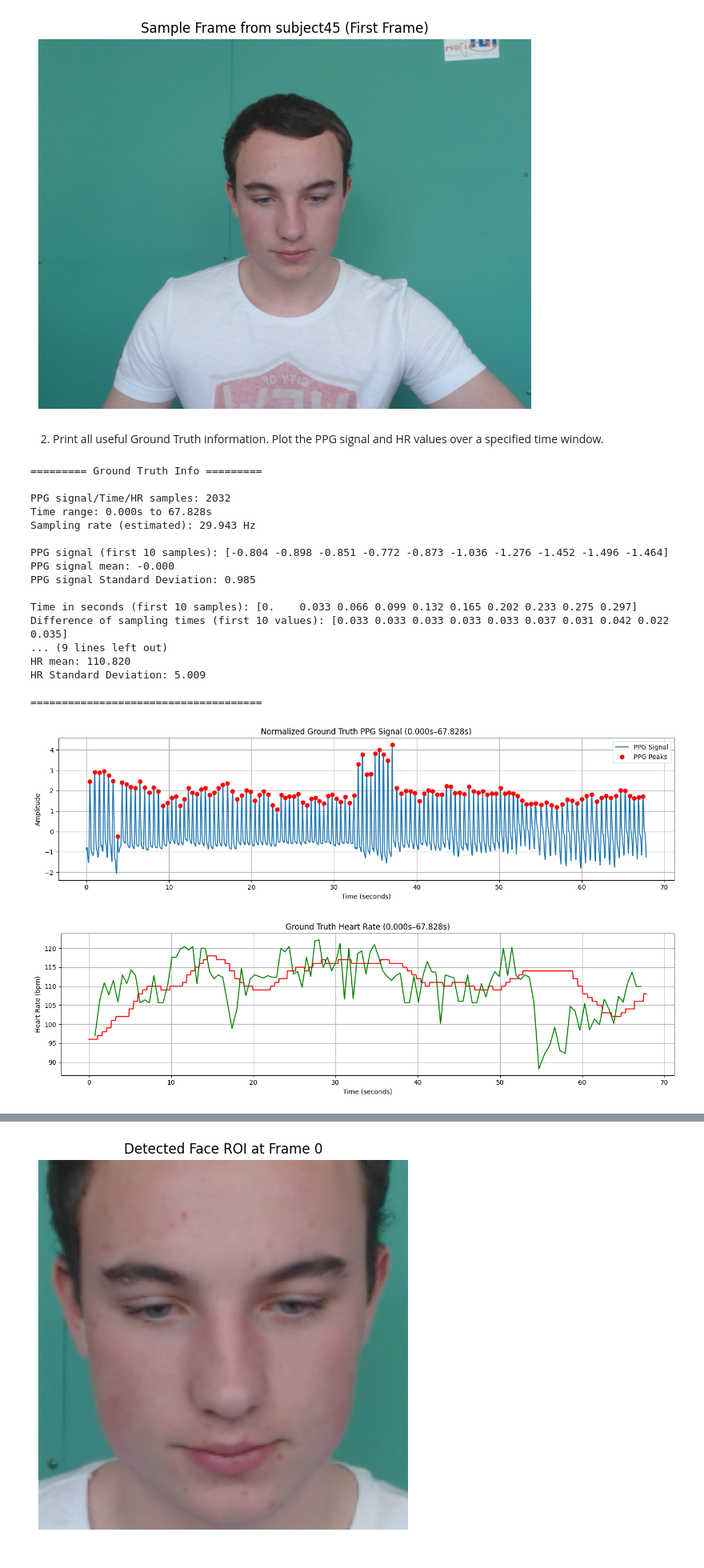
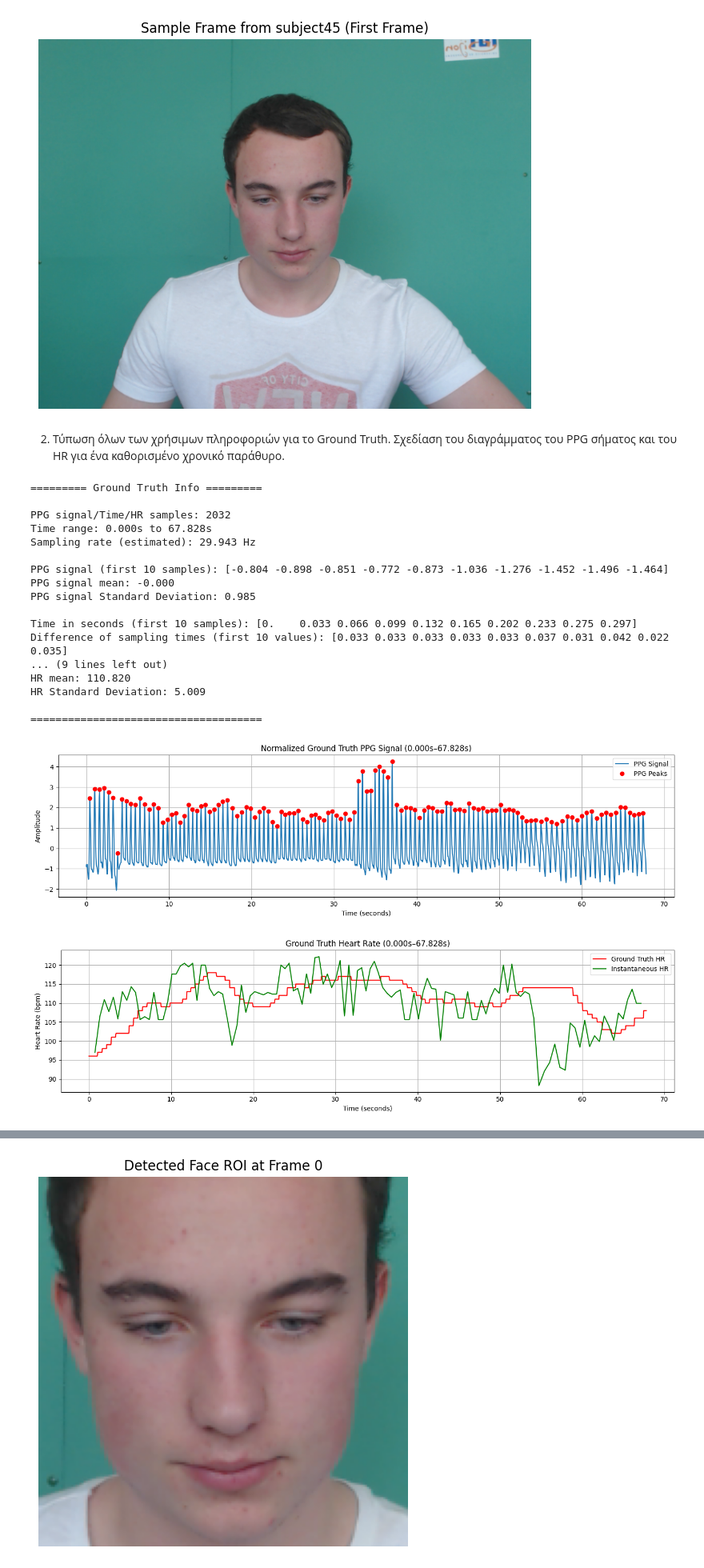
Before and after one commit to iliaxant/HR_Extraction_from_Video, a Jupyter notebook: HR_Extraction_from_Video.ipynb, the cells around one changed output, grey strips where cells are left out. Shown at 80% size. Drawn from its saved outputs; the diff is of its cells as text; code cells hidden in the pictures.

```diff
--- a/HR_Extraction_from_Video.ipynb
+++ b/HR_Extraction_from_Video.ipynb
@@ -116,28 +125,31 @@ Duration:         1:07.845 (67.845s)
 
 ====================================
 [figure]
-# %% [markdown]
-2) Print all useful Ground Truth information. Plot the PPG signal and HR values over a specified time window.
+# %% [markdown]
+2) Τύπωση όλων των χρήσιμων πληροφοριών για το Ground Truth. Σχεδίαση του διαγράμματος του PPG σήματος και του HR για ένα καθορισμένο χρονικό παράθυρο.
 # %%
+# UBFC-RPPG Dataset 2   (subject45)
 gt_data = np.loadtxt(gt_path)
-
 gt_ppg = gt_data[0, :]
 gt_hr = gt_data[1, :]
 gt_time = gt_data[2, :]
 
 
+# # UBFC-RPPG Dataset 1   (11-gt)
 # gt_data = np.genfromtxt(gt_path, delimiter=',')
-
 # gt_ppg = gt_data[:, 3]
 # gt_hr = gt_data[:, 1]
 # gt_time = gt_data[:, 0] / 1000.0
 
 
-# Input start time and duration (in seconds) for PPG signal plot.
+
+# Input start time and duration (in seconds) for PPG signal and HR plot.
 # ----------------------
 start_time = 0
 segment_duration = gt_time[-1]    # Signal lasts gt_time[-1] seconds.
 # ----------------------
+
+
 
 gt_ppg_norm= (gt_ppg - np.mean(gt_ppg)) / np.std(gt_ppg)
 gt_ppg_peaks, gt_ppg_peaks_props = find_peaks(gt_ppg_norm,prominence=0.5)
@@ -189,6 +201,7 @@ print(f"HR Standard Deviation: {np.std(gt_hr):.3f}\n")
 
 print("=====================================\n")
 
+
 plt.figure(figsize=(14, 4))
 plt.plot(gt_time[start_samp:end_samp], gt_ppg_norm[start_samp:end_samp],
          label="PPG Signal")
@@ -205,31 +218,32 @@ plt.show()
 plt.figure(figsize=(14, 4))
 plt.plot(gt_time[start_samp:end_samp], gt_hr[start_samp:end_samp], color='r',
          label = 'Ground Truth HR')
 plt.plot(instantaneous_hr_times_filt, instantaneous_hr_bpm_filt, color='g',
          label = 'Instantaneous HR')
 plt.title(f"Ground Truth Heart Rate ({start_time:.3f}s–{end_time:.3f}s)")
 plt.xlabel("Time (seconds)")
 plt.ylabel("Heart Rate (bpm)")
+plt.legend()
 plt.grid(True)
 plt.tight_layout()
 plt.show()
 # %% [output]
 ========= Ground Truth Info =========
 
 PPG signal/Time/HR samples: 2032
 Time range: 0.000s to 67.828s
 Sampling rate (estimated): 29.943 Hz
 
 PPG signal (first 10 samples): [-0.804 -0.898 -0.851 -0.772 -0.873 -1.036 -1.276 -1.452 -1.496 -1.464]
 PPG signal mean: -0.000
 PPG signal Standard Deviation: 0.985
 
 Time in seconds (first 10 samples): [0.    0.033 0.066 0.099 0.132 0.165 0.202 0.233 0.275 0.297]
 Difference of sampling times (first 10 values): [0.033 0.033 0.033 0.033 0.033 0.037 0.031 0.042 0.022 0.035]
 ... (9 lines left out)
 HR mean: 110.820
 HR Standard Deviation: 5.009
 
 =====================================
 [figure]
-[figure, old version]
+[figure, new version]
```
Also changed, not shown: parts of 25 cells of this notebook.
